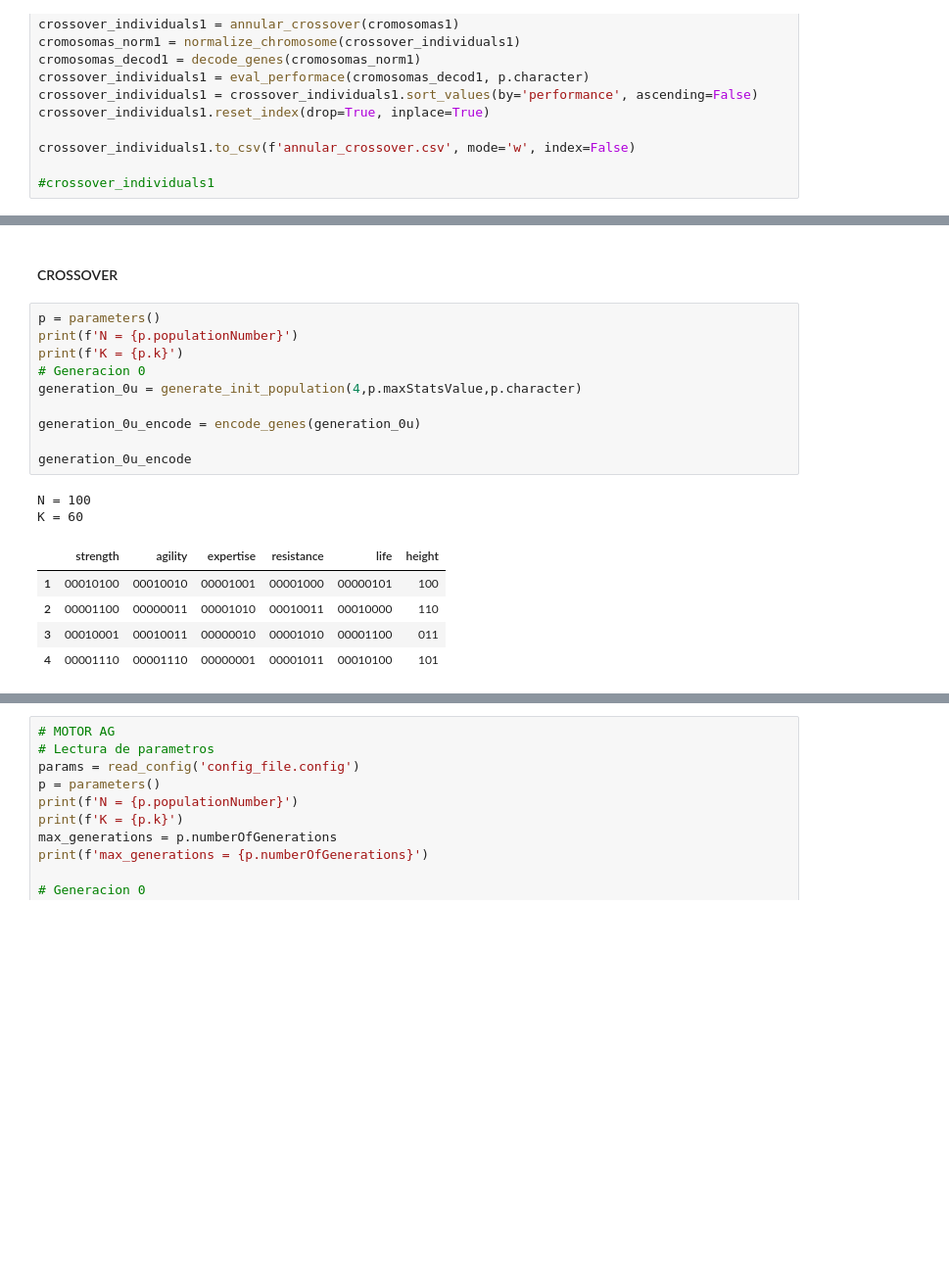
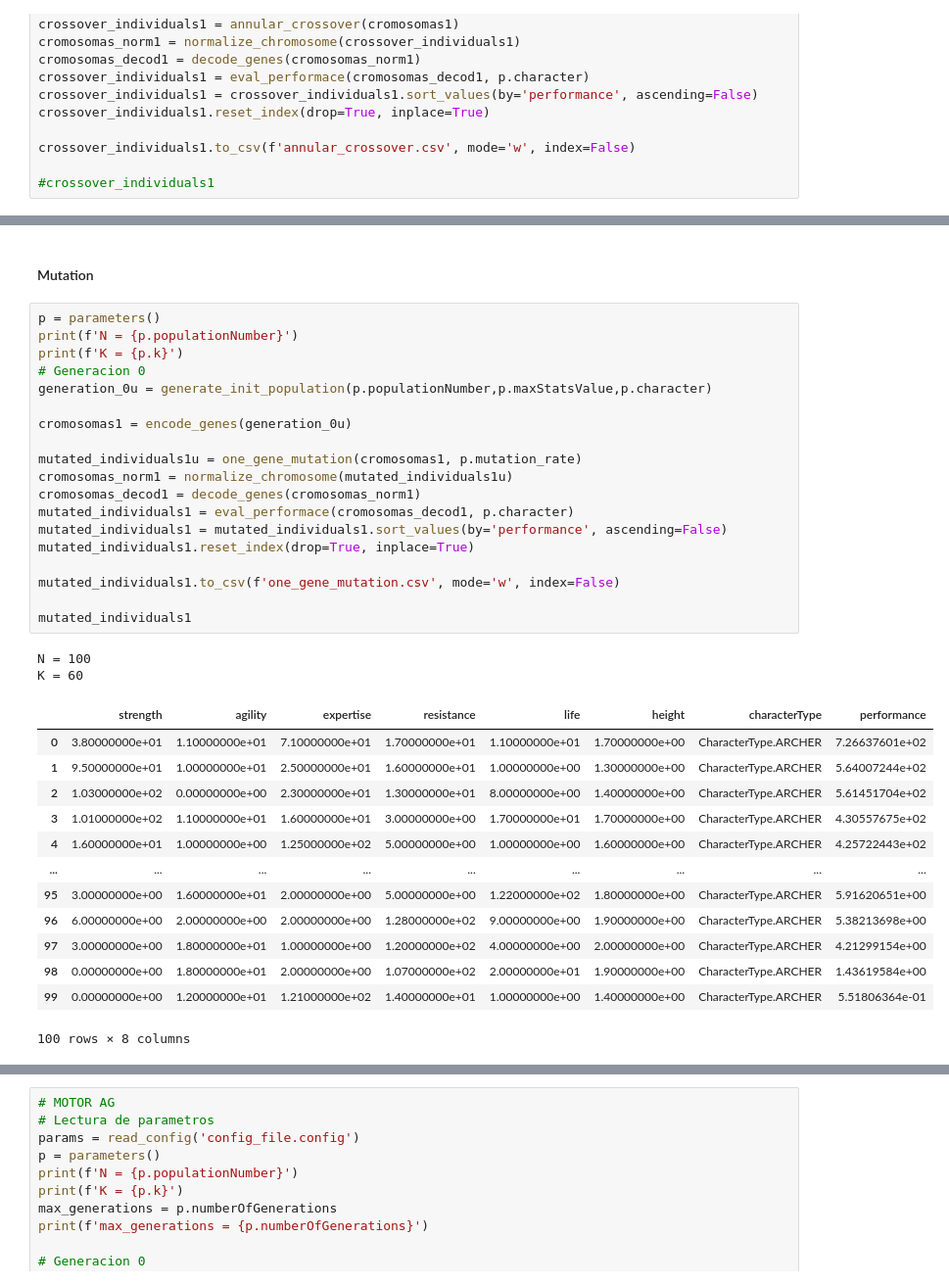
Before and after one commit to marianopm/sia-tp2, a Jupyter notebook: main-test.ipynb, the cells around one changed output, grey strips where cells are left out. Shown at 98% size. Cells and saved outputs as stored; diff of their text form; blank space fills up the shorter version.

Commit message:
graficos de todos los metodos por separados con base en la poblacion inicial solo para ver el performance de cada individuo

```diff
--- a/main-test.ipynb
+++ b/main-test.ipynb
@@ -469,21 +504,38 @@ crossover_individuals1.to_csv(f'annular_crossover.csv', mode='w', index=False)
 # %% [markdown]
-#### CROSSOVER
+#### Mutation
 # %%
 p = parameters()
 print(f'N = {p.populationNumber}')
 print(f'K = {p.k}')
 # Generacion 0
-generation_0u = generate_init_population(4,p.maxStatsValue,p.character)
+generation_0u = generate_init_population(p.populationNumber,p.maxStatsValue,p.character)
 
-generation_0u_encode = encode_genes(generation_0u)
+cromosomas1 = encode_genes(generation_0u)
 
-generation_0u_encode
+mutated_individuals1u = one_gene_mutation(cromosomas1, p.mutation_rate)
+cromosomas_norm1 = normalize_chromosome(mutated_individuals1u)
+cromosomas_decod1 = decode_genes(cromosomas_norm1)
+mutated_individuals1 = eval_performace(cromosomas_decod1, p.character)
+mutated_individuals1 = mutated_individuals1.sort_values(by='performance', ascending=False)
+mutated_individuals1.reset_index(drop=True, inplace=True)
+
+mutated_individuals1.to_csv(f'one_gene_mutation.csv', mode='w', index=False)
+
+mutated_individuals1
 # %% [output]
 N = 100
 K = 60
-|  | strength | agility | expertise | resistance | life | height |
-| 1 | 00010100 | 00010010 | 00001001 | 00001000 | 00000101 | 100 |
-| 2 | 00001100 | 00000011 | 00001010 | 00010011 | 00010000 | 110 |
-| 3 | 00010001 | 00010011 | 00000010 | 00001010 | 00001100 | 011 |
-| 4 | 00001110 | 00001110 | 00000001 | 00001011 | 00010100 | 101 |
+|  | strength | agility | expertise | resistance | life | height | characterType | performance |
+| 0 | 3.80000000e+01 | 1.10000000e+01 | 7.10000000e+01 | 1.70000000e+01 | 1.10000000e+01 | 1.70000000e+00 | CharacterType.ARCHER | 7.26637601e+02 |
+| 1 | 9.50000000e+01 | 1.00000000e+01 | 2.50000000e+01 | 1.60000000e+01 | 1.00000000e+00 | 1.30000000e+00 | CharacterType.ARCHER | 5.64007244e+02 |
+| 2 | 1.03000000e+02 | 0.00000000e+00 | 2.30000000e+01 | 1.30000000e+01 | 8.00000000e+00 | 1.40000000e+00 | CharacterType.ARCHER | 5.61451704e+02 |
+| 3 | 1.01000000e+02 | 1.10000000e+01 | 1.60000000e+01 | 3.00000000e+00 | 1.70000000e+01 | 1.70000000e+00 | CharacterType.ARCHER | 4.30557675e+02 |
+| 4 | 1.60000000e+01 | 1.00000000e+00 | 1.25000000e+02 | 5.00000000e+00 | 1.00000000e+00 | 1.60000000e+00 | CharacterType.ARCHER | 4.25722443e+02 |
+| ... | ... | ... | ... | ... | ... | ... | ... | ... |
+| 95 | 3.00000000e+00 | 1.60000000e+01 | 2.00000000e+00 | 5.00000000e+00 | 1.22000000e+02 | 1.80000000e+00 | CharacterType.ARCHER | 5.91620651e+00 |
+| 96 | 6.00000000e+00 | 2.00000000e+00 | 2.00000000e+00 | 1.28000000e+02 | 9.00000000e+00 | 1.90000000e+00 | CharacterType.ARCHER | 5.38213698e+00 |
+| 97 | 3.00000000e+00 | 1.80000000e+01 | 1.00000000e+00 | 1.20000000e+02 | 4.00000000e+00 | 2.00000000e+00 | CharacterType.ARCHER | 4.21299154e+00 |
+| 98 | 0.00000000e+00 | 1.80000000e+01 | 2.00000000e+00 | 1.07000000e+02 | 2.00000000e+01 | 1.90000000e+00 | CharacterType.ARCHER | 1.43619584e+00 |
+| 99 | 0.00000000e+00 | 1.20000000e+01 | 1.21000000e+02 | 1.40000000e+01 | 1.00000000e+00 | 1.40000000e+00 | CharacterType.ARCHER | 5.51806364e-01 |
+100 rows × 8 columns
 # %%
```
Also changed, not shown: parts of 23 cells of this notebook, 4 other files.
